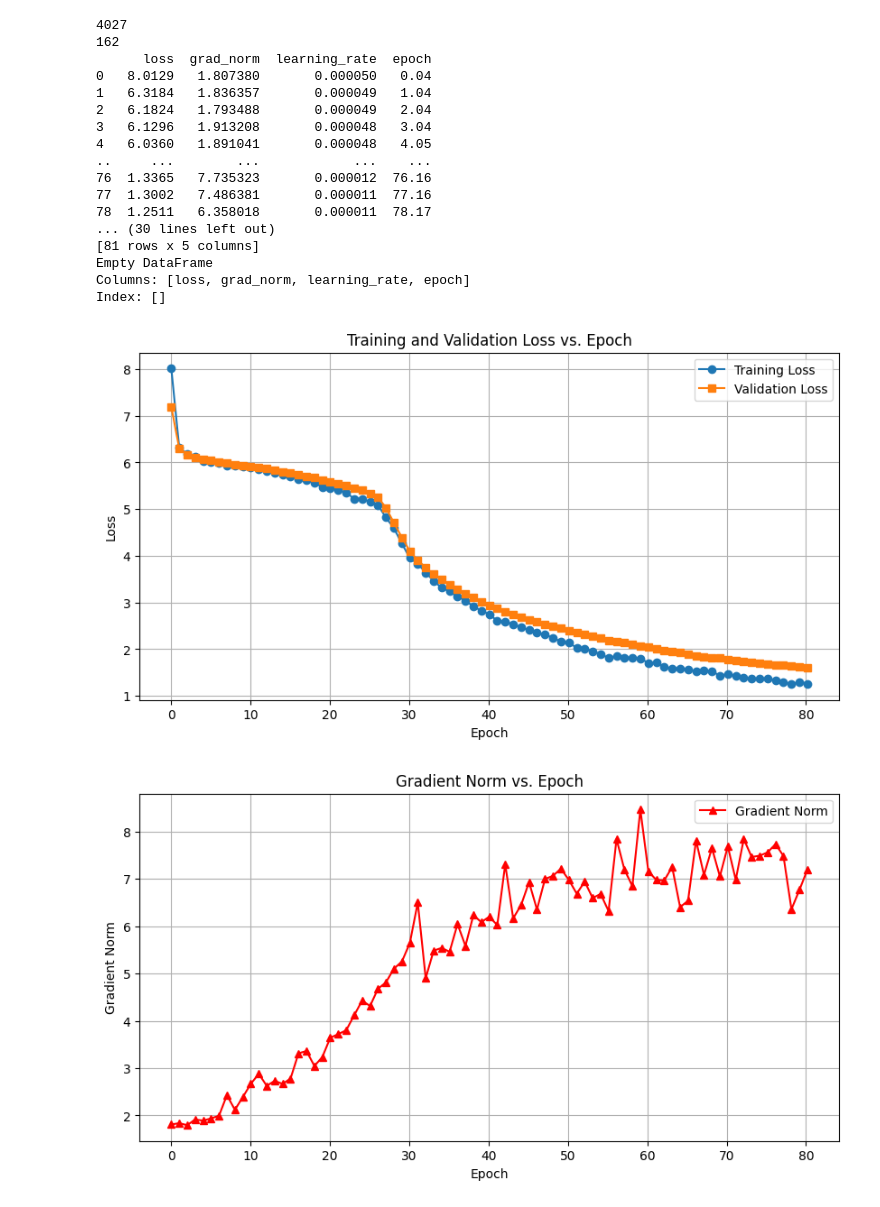
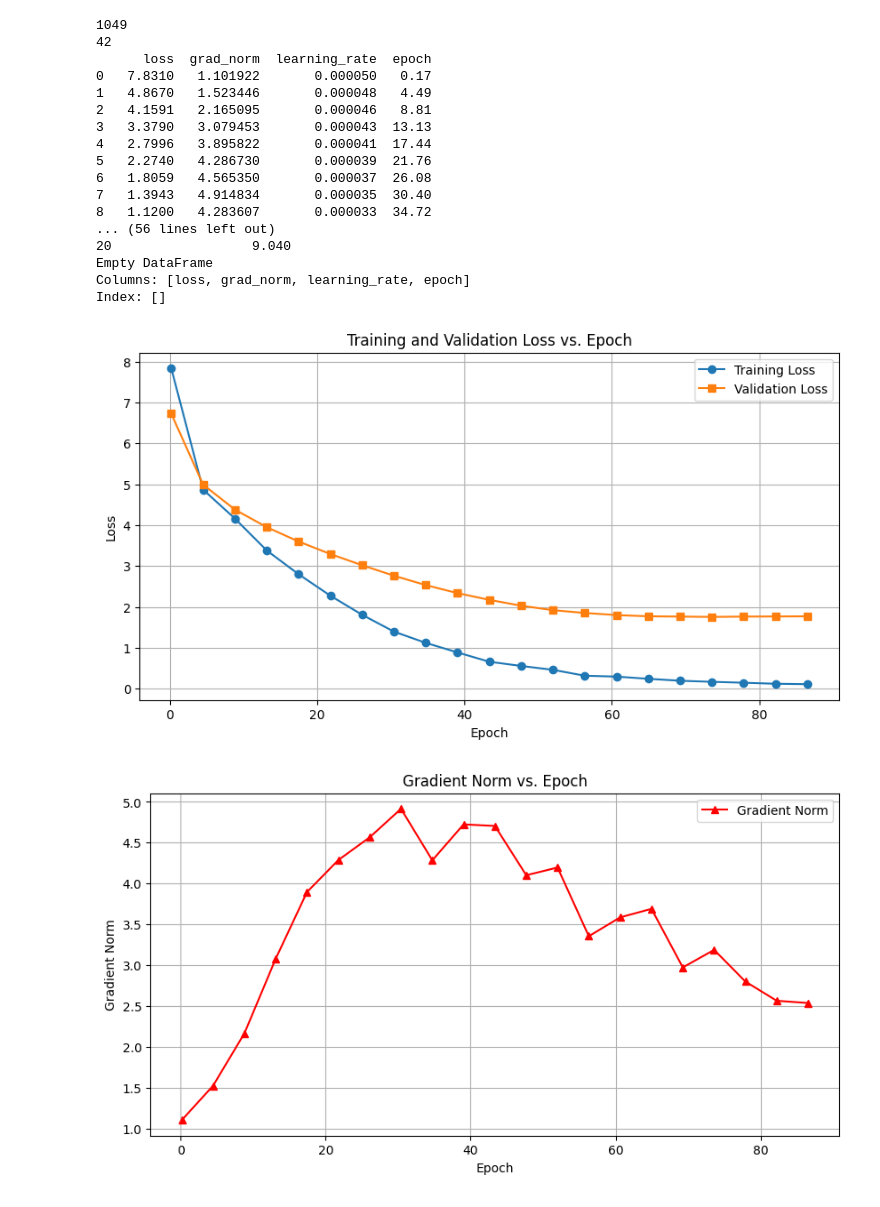
Before and after one commit to KleinJonasUVT/biasintransformers, a Jupyter notebook: code/visualize_results.ipynb, the cells around one changed output. Saved outputs shown, nothing was run; the diff lists cells and outputs as text; code cells hidden in the pictures.

```diff
--- a/code/visualize_results.ipynb
+++ b/code/visualize_results.ipynb
@@ -4,7 +4,7 @@ import pandas as pd
 import matplotlib.pyplot as plt
 # %%
 # Read data from file
-with open("/Users/jonasklein/slurm.cerulean.26768.txt", "r") as f:
+with open("/Users/jonasklein/slurm.byzantium.27112.txt", "r") as f:
     raw_data = f.readlines()
 
 formatted_data = [line.strip().replace("'", '"') for line in raw_data]
@@ -32,7 +32,7 @@ filtered_dict_list = [d for i, d in enumerate(dict_list) if (i % 50) < 2]
 print(len(filtered_dict_list))
 
 # Save the final list to a new file
-with open("/Users/jonasklein/slurm.cerulean.26768_processed.txt", "w") as f:
+with open("/Users/jonasklein/slurm.byzantium.27112_processed.txt", "w") as f:
     for item in filtered_dict_list:
         f.write(json.dumps(item) + "\n")
 
@@ -60,20 +60,20 @@ print(df_valid)
 # Show the row in df_train where grad_norm is 1e9
 print(df_train[df_train["grad_norm"] == 1e9])
 # %% [output]
-4027
-162
+1049
+42
       loss  grad_norm  learning_rate  epoch
-0   8.0129   1.807380       0.000050   0.04
-1   6.3184   1.836357       0.000049   1.04
-2   6.1824   1.793488       0.000049   2.04
-3   6.1296   1.913208       0.000048   3.04
-4   6.0360   1.891041       0.000048   4.05
-..     ...        ...            ...    ...
-76  1.3365   7.735323       0.000012  76.16
-77  1.3002   7.486381       0.000011  77.16
-78  1.2511   6.358018       0.000011  78.17
-... (30 lines left out)
-[81 rows x 5 columns]
+0   7.8310   1.101922       0.000050   0.17
+1   4.8670   1.523446       0.000048   4.49
+2   4.1591   2.165095       0.000046   8.81
+3   3.3790   3.079453       0.000043  13.13
+4   2.7996   3.895822       0.000041  17.44
+5   2.2740   4.286730       0.000039  21.76
+6   1.8059   4.565350       0.000037  26.08
+7   1.3943   4.914834       0.000035  30.40
+8   1.1200   4.283607       0.000033  34.72
+... (56 lines left out)
+20                  9.040
 Empty DataFrame
 Columns: [loss, grad_norm, learning_rate, epoch]
 Index: []
@@ -88,19 +88,19 @@ plt.legend()
 plt.grid(True)
 plt.show()
 # %% [output]
-[figure, old version]
+[figure, new version]
 # %%
 # Plotting Gradient Norm vs Epoch
 plt.figure(figsize=(10, 5))
-plt.plot(df_train["epoch"], df_gn["grad_norm"], label="Gradient Norm", marker="^", color="r")
+plt.plot(df_train["epoch"], df_train["grad_norm"], label="Gradient Norm", marker="^", color="r")
 plt.xlabel("Epoch")
 plt.ylabel("Gradient Norm")
 plt.title("Gradient Norm vs. Epoch")
 plt.legend()
 plt.grid(True)
 plt.show()
 # %% [output]
-[figure, old version]
+[figure, new version]
 # %%
 # Plotting Learning Rate vs Epoch
 plt.figure(figsize=(10, 5))
```
Also changed, not shown: parts of 1 cell of this notebook, 3 other files.
